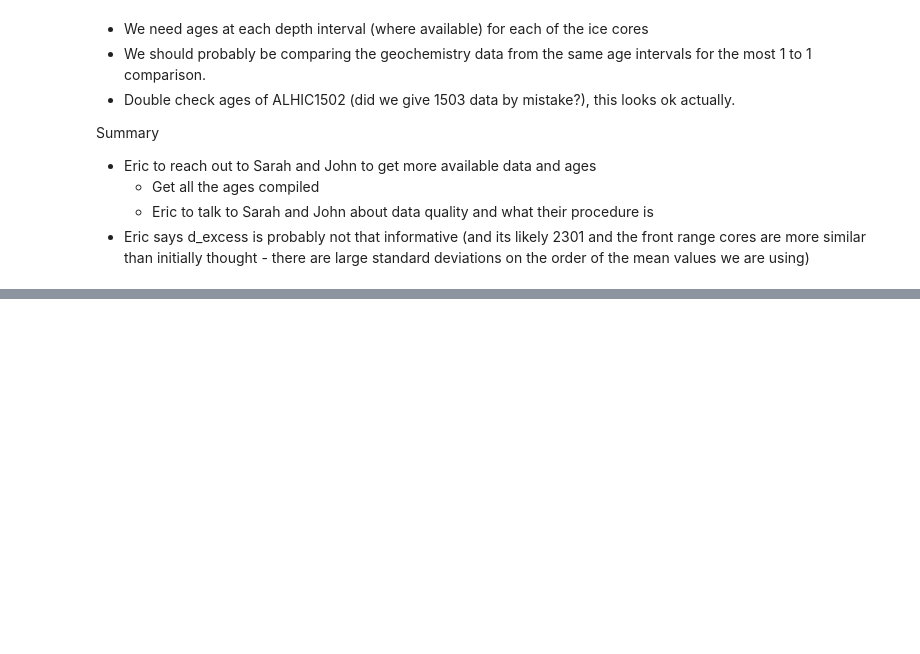
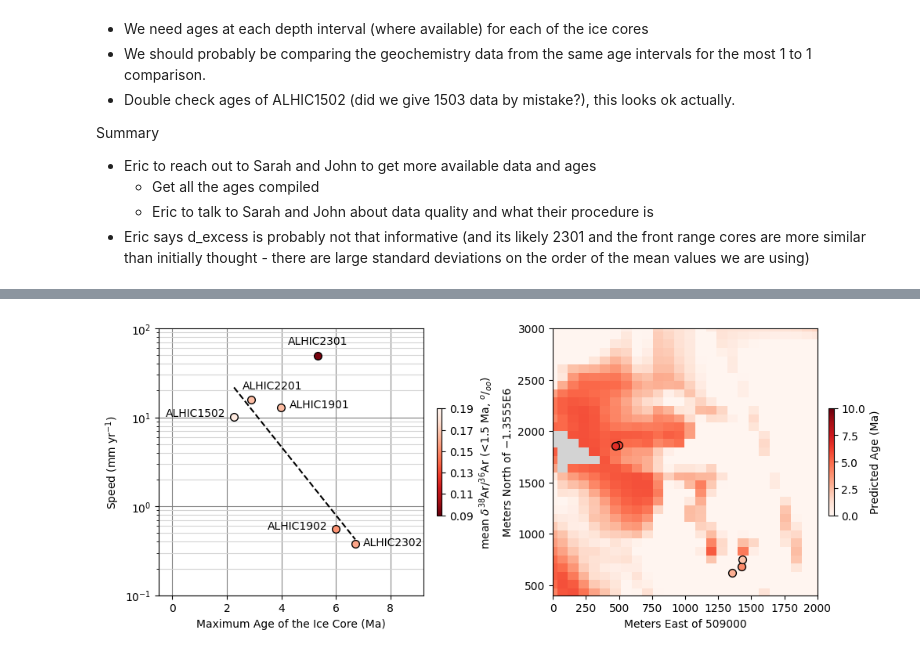
Before and after one commit to johnmorganmanos/AH_temp_paper, a Jupyter notebook: fig3_v3.ipynb, the cells around one changed output, grey strips where cells are left out. Saved outputs shown, nothing was run; the diff lists cells and outputs as text; code cells hidden in the pictures; blank space fills up the shorter version.

```diff
--- a/fig3_v3.ipynb
+++ b/fig3_v3.ipynb
@@ -576,0 +767,86 @@ cbar = plt.colorbar(im, label='Predicted Age (Ma)')
+# %%
+from matplotlib.gridspec import GridSpec
+
+fig = plt.figure(figsize=(10, 4), layout="constrained")
+
+gs = GridSpec(1, 2, figure=fig)
+
+ax1 = fig.add_subplot(gs[0, 0])
+ax2 = fig.add_subplot(gs[0, 1])
+
+
+norm = plt.Normalize(.09, .19)
+sm = plt.cm.ScalarMappable(cmap="Reds_r", norm=norm)
+cmap = plt.cm.Reds_r
+
+for ca, sp, cn in zip(core_age_all, speed_all, core_names_all):
+    if cn == 'PICO2201':
+        pass
+        # ax.semilogy(ca, sp, marker='X', c='red', ls='')
+    elif cn == 'ALHIC2401':
+        ax1.semilogy(ca, sp, marker='o', c='black', ls='')
+    # elif cn == 'ALHIC1502':
+    #     ax.semilogy(ca, sp, marker='x', c='black', ls='', lw=3)
+    else:
+        color_val =  cmap(norm(fractionation_data[cn][0]))
+        ax1.semilogy(ca, sp, marker='o', markeredgecolor='black', c=color_val, ls='',markersize=7)
+
+ax1.plot(core_age_mask[order],best_fit[order], ls='--', color='black')
+
+for txt, x_fig_loc, y_fig_loc in zip(core_names_all, core_age_all, speed_all):
+    if txt == 'ALHIC2302':
+        ax1.annotate(txt, (x_fig_loc, y_fig_loc), textcoords="offset points", xytext=(35,-2), ha='center')
+    elif txt == 'ALHIC1902':
+        ax1.annotate(txt, (x_fig_loc, y_fig_loc), textcoords="offset points", xytext=(-35,0), ha='center')
+    elif txt == 'ALHIC1502':
+        ax1.annotate(txt, (x_fig_loc, y_fig_loc), textcoords="offset points", xytext=(-35,0), ha='center')
+    elif txt == 'ALHIC1901':
+        ax1.annotate(txt, (x_fig_loc, y_fig_loc), textcoords="offset points", xytext=(35,0), ha='center')
+    elif txt == 'ALHIC2201':
+        ax1.annotate(txt, (x_fig_loc, y_fig_loc), textcoords="offset points", xytext=(20,10), ha='center')
+    elif txt == 'PICO2201':
+        pass
+        # ax.annotate(txt, (x_fig_loc, y_fig_loc), textcoords="offset points", xytext=(20,10), ha='center')
+    else:
+        ax1.annotate(txt, (x_fig_loc, y_fig_loc), textcoords="offset points", xytext=(0,10), ha='center')
+
+ax1.set_xlim([-0.5,9.2])
+ax1.set_ylim([10e-2, 100])
+ax1.set_ylabel('Speed (mm yr$^{-1}$)')
+ax1.set_xlabel('Maximum Age of the Ice Core (Ma)')
+
+cbar = plt.colorbar(sm, ax=ax1, ticks=np.linspace(0.09, .19,6), fraction=0.046, shrink=0.4, label='mean $\delta^{38}$Ar/$^{36}$Ar (<1.5 Ma, $^o/_{oo}$)')
+
+ax1.grid( which='major', color='gray', linestyle='-')
+ax1.grid( which='minor', color='lightgray', linestyle='-')
+
+norm = plt.Normalize(0, 10)
+sm = plt.cm.ScalarMappable(cmap="Reds", norm=norm)
+cmap = plt.cm.Reds
+cmap.set_bad('lightgrey')
+
+
+im = ax2.pcolormesh(np.unique(np.array(coords)[:,0]),np.unique(np.array(coords)[:,1]), dummy_arr.T, cmap=cmap, shading='nearest', vmin=0, vmax=10)
+cbar = plt.colorbar(im, label='Predicted Age (Ma)', fraction=0.046, shrink=0.4,ax=ax2,pad=-0.01)
+
+for ca, sp, cn in zip(core_age_all, speed_all, core_names_all):
+        borehole_ = borehole_locations[borehole_locations['Core'] == cn]
+        transformed_x_, transformed_y_ = transformer.transform(borehole_['E'], borehole_['S'])
+        color_val_ = cmap(norm(ca))
+        ax2.scatter(transformed_x_, transformed_y_, marker='o', s=50, edgecolor='black', c=color_val_, norm=norm)
+
+ax2.set_xlim([509000, 511000])
+ax2.set_ylim([-1.3551e6, -1.3525e6])
+
+ax2.set_xlabel('Meters East of '+ax2.get_xticklabels()[0].get_text())
+ax2.set_ylabel('Meters North of '+ax2.get_yticklabels()[0].get_text()+'E6')
+
+x_ticks_loc = [item.get_position()[0] for item in ax2.get_xticklabels()]
+x_tick_labels = [int(float(item.get_text()) -  float(ax2.get_xticklabels()[0].get_text())) for item in ax2.get_xticklabels()]
+ax2.set_xticks(x_ticks_loc, labels = x_tick_labels)
+
+# ax2.set_xticklabels(x_tick_labels)
+
+y_tick_labels = [int(float(item.get_text().replace('−','-'))*1e6 -  float(ax2.get_yticklabels()[0].get_text().replace('−','-'))*1e6) for item in ax2.get_yticklabels()]
+ax2.set_yticklabels(y_tick_labels)
+# %% [output]
@@ -576,0 +860 @@ cbar = plt.colorbar(im, label='Predicted Age (Ma)')
+[figure, added]
```
Also changed, not shown: parts of 24 cells of this notebook.
